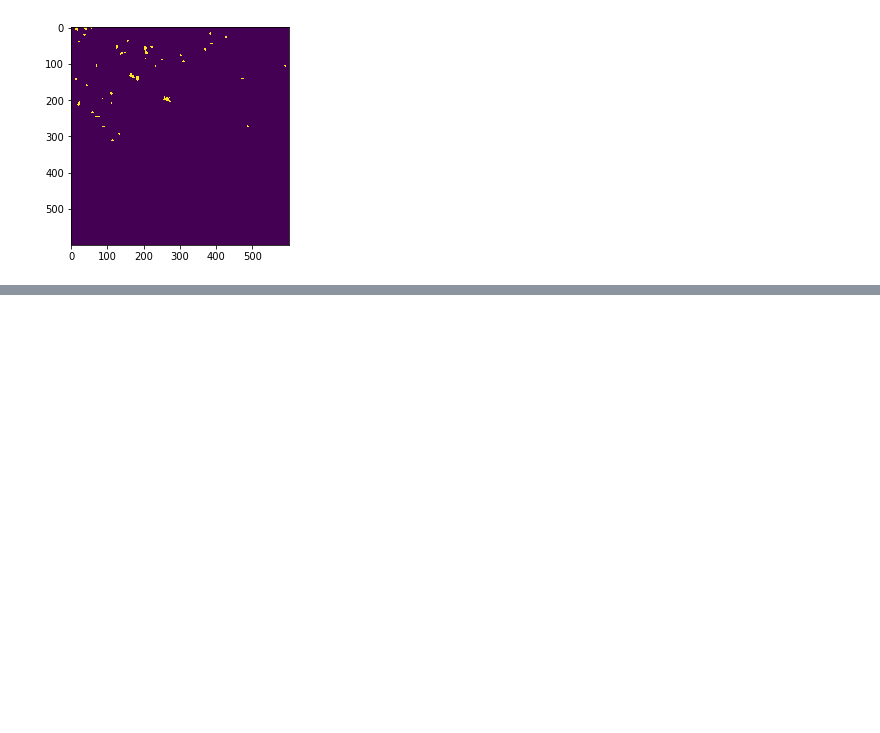
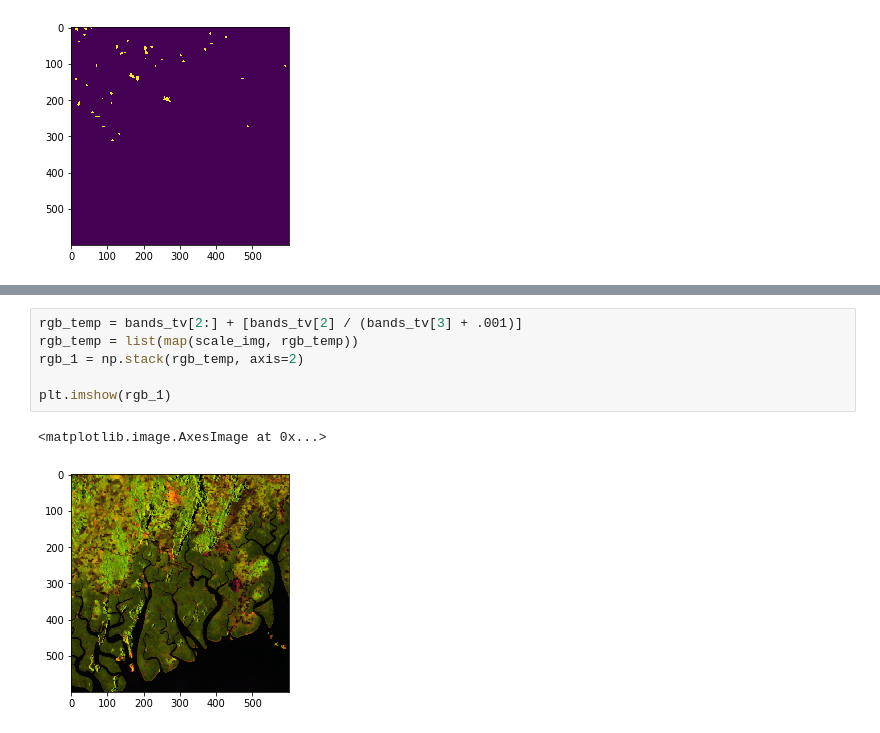
Before and after one commit to simard-landscape-lab/sari-tutorial, a Jupyter notebook: 8-Change Detection/8_Change_Detection.ipynb, the cells around one changed output, grey strips where cells are left out. Drawn from its saved outputs; the diff is of its cells as text; blank space fills up the shorter version.

```diff
--- a/8-Change Detection/8_Change_Detection.ipynb
+++ b/8-Change Detection/8_Change_Detection.ipynb
@@ -231,0 +279,9 @@ polygonize_array_to_shapefile(changes,
+# %%
+rgb_temp = bands_tv[2:] + [bands_tv[2] / (bands_tv[3] + .001)]
+rgb_temp = list(map(scale_img, rgb_temp))
+rgb_1 = np.stack(rgb_temp, axis=2)
+
+plt.imshow(rgb_1)
+# %% [output]
+<matplotlib.image.AxesImage at 0x...>
+[figure, added]
```
Also changed, not shown: parts of 30 cells of this notebook.
